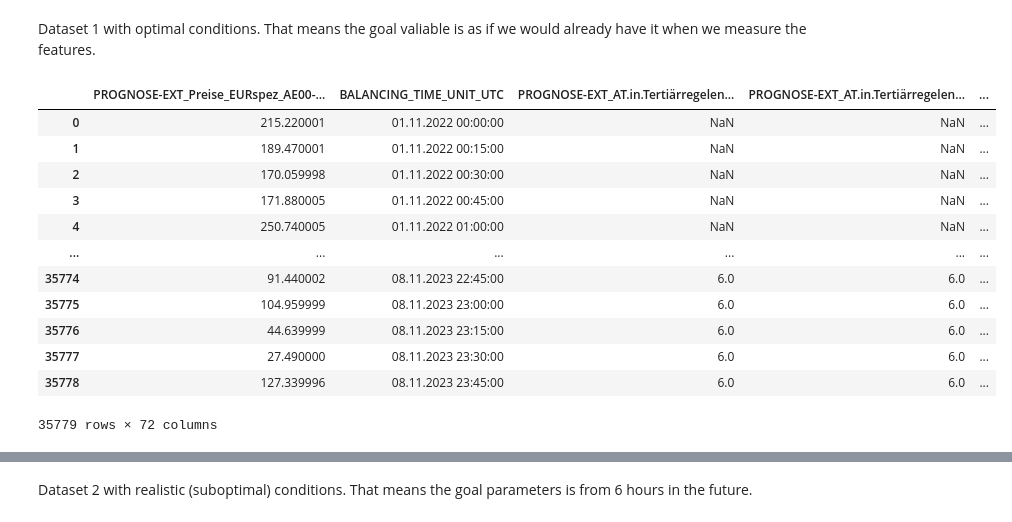
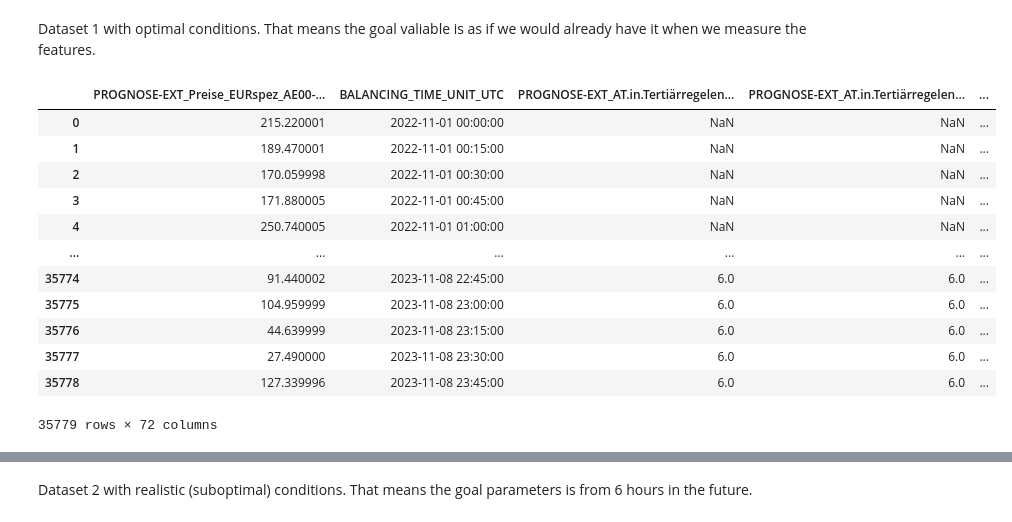
Before and after one commit to alexanderkrauck/uncertainty_prediction, a Jupyter notebook: notebooks/01_data_explore.ipynb, the cells around one changed output, grey strips where cells are left out. Saved outputs shown, nothing was run; the diff lists cells and outputs as text; code cells hidden in the pictures.

```diff
--- a/notebooks/01_data_explore.ipynb
+++ b/notebooks/01_data_explore.ipynb
@@ -3,6 +3,7 @@ import os
 os.chdir("..")
 # %%
 import pandas as pd
+pd.set_option('display.max_columns', None)
 import numpy as np
 
 import alpaca.utils.datasets.config as alpaca_config
@@ -258,36 +259,39 @@ Dataset 1 with optimal conditions. That means the goal valiable is as if we woul
 # %%
 voest_ds_1_meta_cols = 1
 voest_ds_1 = pd.read_csv(filepath_or_buffer="datasets/voest_datasets/Export_Nov22_Oktl23_Rohdaten_Train.csv", sep=";", dtype=str)
 voest_ds_1 = sort_columns_excluding_first_n(voest_ds_1, voest_ds_1_meta_cols)
 
 for col in voest_ds_1.columns:
     if str(col).isdigit():
         if voest_ds_1[col].dtype == 'float64':
             voest_ds_1[col] = voest_ds_1[col].astype(np.float32)
         else:
             voest_ds_1[col] = voest_ds_1[col].str.replace(',', '.').astype(np.float32)
 
 voest_ds_1 = move_column_to_first(voest_ds_1, '85')
 voest_ds_1_meta_cols += 1
 
 new_columns = [id_to_name.get(int(col), col) if str(col).isdigit() else col for col in voest_ds_1.columns]
 voest_ds_1.columns = new_columns
 
 voest_ds_1_features_numpy = voest_ds_1.iloc[:, voest_ds_1_meta_cols:].to_numpy()
 
+voest_ds_1['BALANCING_TIME_UNIT_UTC'] = pd.to_datetime(voest_ds_1['BALANCING_TIME_UNIT_UTC'], format="%d.%m.%Y %H:%M:%S")
+voest_ds_1.sort_values(by='BALANCING_TIME_UNIT_UTC', inplace=True)
+
 col_names = list(voest_ds_1.columns[voest_ds_1_meta_cols:])
 voest_ds_1
 # %% [output]
 |  | PROGNOSE-EXT_Preise_EURspez_AE00-... | BALANCING_TIME_UNIT_UTC | PROGNOSE-EXT_AT.in.Tertiärregelen... | PROGNOSE-EXT_AT.in.Tertiärregelen... | ... |
-| 0 | 215.220001 | 01.11.2022 00:00:00 | NaN | NaN | ... |
-| 1 | 189.470001 | 01.11.2022 00:15:00 | NaN | NaN | ... |
-| 2 | 170.059998 | 01.11.2022 00:30:00 | NaN | NaN | ... |
-| 3 | 171.880005 | 01.11.2022 00:45:00 | NaN | NaN | ... |
-| 4 | 250.740005 | 01.11.2022 01:00:00 | NaN | NaN | ... |
+| 0 | 215.220001 | 2022-11-01 00:00:00 | NaN | NaN | ... |
+| 1 | 189.470001 | 2022-11-01 00:15:00 | NaN | NaN | ... |
+| 2 | 170.059998 | 2022-11-01 00:30:00 | NaN | NaN | ... |
+| 3 | 171.880005 | 2022-11-01 00:45:00 | NaN | NaN | ... |
+| 4 | 250.740005 | 2022-11-01 01:00:00 | NaN | NaN | ... |
 | ... | ... | ... | ... | ... | ... |
-| 35774 | 91.440002 | 08.11.2023 22:45:00 | 6.0 | 6.0 | ... |
-| 35775 | 104.959999 | 08.11.2023 23:00:00 | 6.0 | 6.0 | ... |
-| 35776 | 44.639999 | 08.11.2023 23:15:00 | 6.0 | 6.0 | ... |
-| 35777 | 27.490000 | 08.11.2023 23:30:00 | 6.0 | 6.0 | ... |
-| 35778 | 127.339996 | 08.11.2023 23:45:00 | 6.0 | 6.0 | ... |
+| 35774 | 91.440002 | 2023-11-08 22:45:00 | 6.0 | 6.0 | ... |
+| 35775 | 104.959999 | 2023-11-08 23:00:00 | 6.0 | 6.0 | ... |
+| 35776 | 44.639999 | 2023-11-08 23:15:00 | 6.0 | 6.0 | ... |
+| 35777 | 27.490000 | 2023-11-08 23:30:00 | 6.0 | 6.0 | ... |
+| 35778 | 127.339996 | 2023-11-08 23:45:00 | 6.0 | 6.0 | ... |
 35779 rows × 72 columns
```
Also changed, not shown: parts of 13 cells of this notebook.
